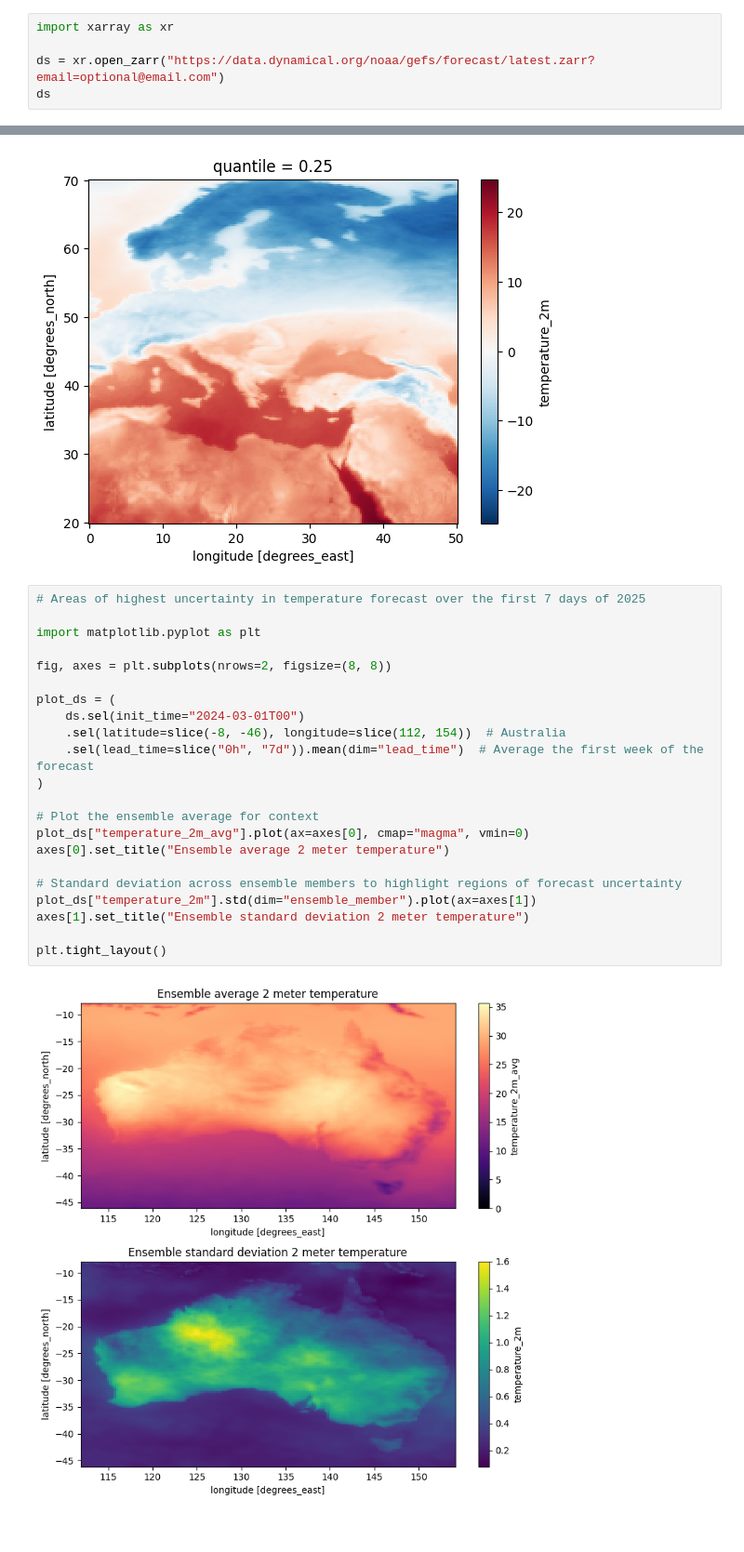
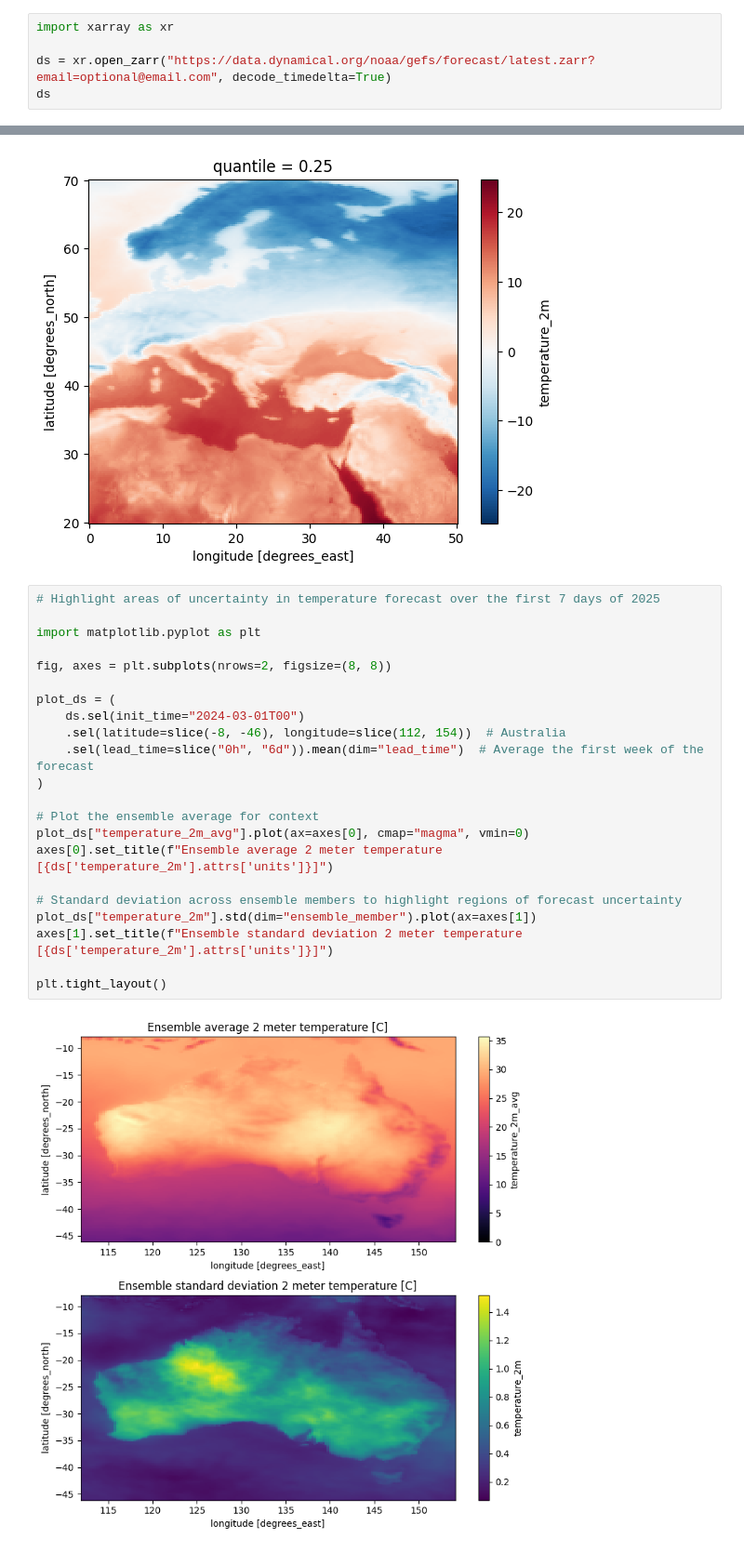
Before and after one commit to dynamical-org/notebooks, a Jupyter notebook: noaa-gefs-forecast.ipynb, the cells around one changed output, grey strips where cells are left out. Shown at 93% size. Drawn from its saved outputs; the diff is of its cells as text.

```diff
--- a/noaa-gefs-forecast.ipynb
+++ b/noaa-gefs-forecast.ipynb
@@ -11,6 +11,6 @@ A description of this dataset and more information can be found in the dataset c
 # %%
 import xarray as xr
 
-ds = xr.open_zarr("https://data.dynamical.org/noaa/gefs/forecast/latest.zarr?email=optional@email.com")
+ds = xr.open_zarr("https://data.dynamical.org/noaa/gefs/forecast/latest.zarr?email=optional@email.com", decode_timedelta=True)
 ds
 # %% [output]
@@ -65,26 +65,26 @@ plot_ds["temperature_2m_avg"].plot(x="valid_time", c="black")
 <matplotlib.collections.QuadMesh at 0x...>
 [figure]
 # %%
-# Areas of highest uncertainty in temperature forecast over the first 7 days of 2025
+# Highlight areas of uncertainty in temperature forecast over the first 7 days of 2025
 
 import matplotlib.pyplot as plt
 
 fig, axes = plt.subplots(nrows=2, figsize=(8, 8))
 
 plot_ds = (
     ds.sel(init_time="2024-03-01T00")
     .sel(latitude=slice(-8, -46), longitude=slice(112, 154))  # Australia
-    .sel(lead_time=slice("0h", "7d")).mean(dim="lead_time")  # Average the first week of the forecast
+    .sel(lead_time=slice("0h", "6d")).mean(dim="lead_time")  # Average the first week of the forecast
 )
 
 # Plot the ensemble average for context
 plot_ds["temperature_2m_avg"].plot(ax=axes[0], cmap="magma", vmin=0)
-axes[0].set_title("Ensemble average 2 meter temperature")
+axes[0].set_title(f"Ensemble average 2 meter temperature [{ds['temperature_2m'].attrs['units']}]")
 
 # Standard deviation across ensemble members to highlight regions of forecast uncertainty
 plot_ds["temperature_2m"].std(dim="ensemble_member").plot(ax=axes[1])
-axes[1].set_title("Ensemble standard deviation 2 meter temperature")
+axes[1].set_title(f"Ensemble standard deviation 2 meter temperature [{ds['temperature_2m'].attrs['units']}]")
 
 plt.tight_layout()
 # %% [output]
-[figure, old version]
+[figure, new version]
```
Also changed, not shown: parts of 4 cells of this notebook.
